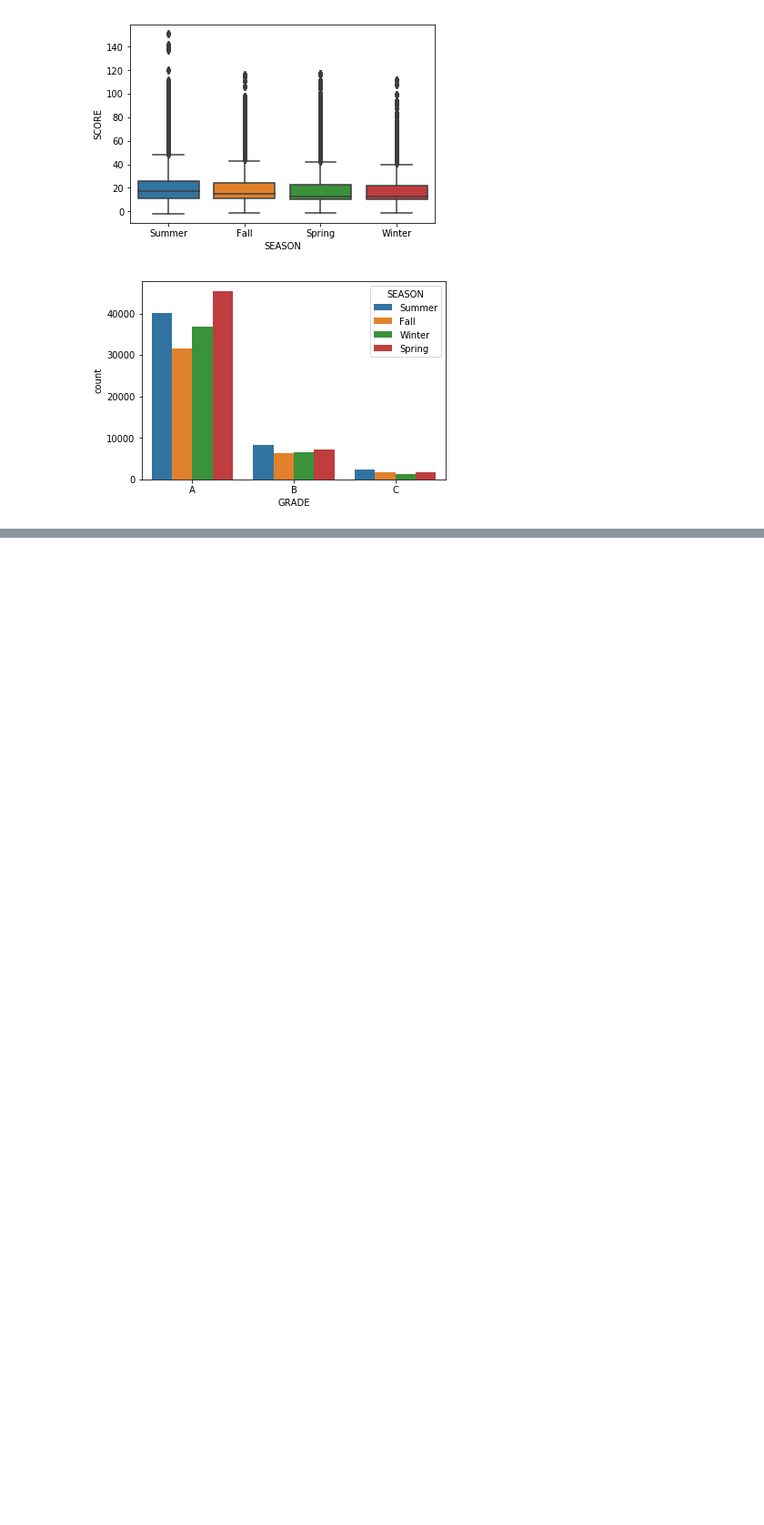
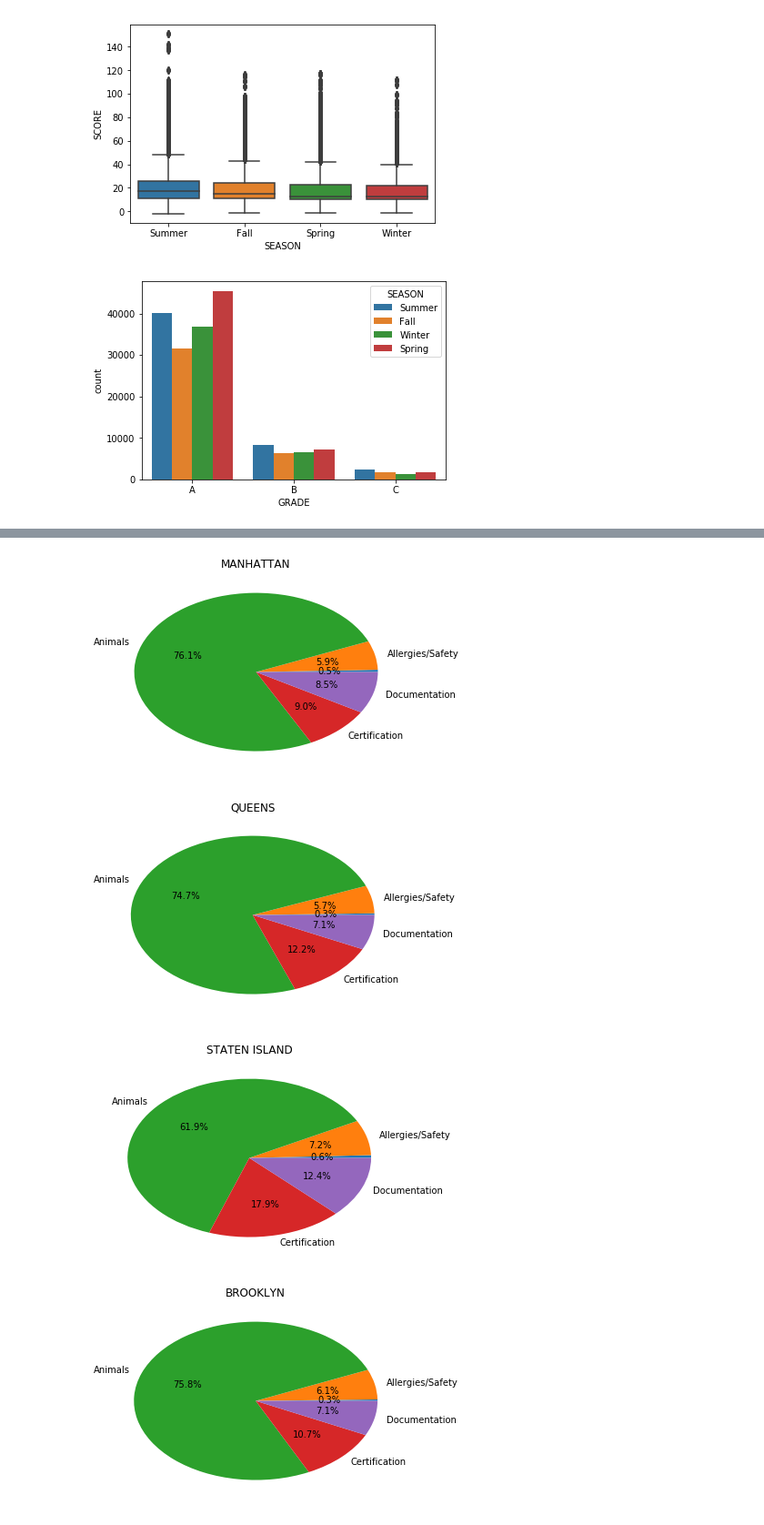
Before and after one commit to stefanopoggio/restaurant-inspection, a Jupyter notebook: Inspection_code.ipynb, the cells around one changed output, grey strips where cells are left out. Shown: that part at 91% size. Cells and saved outputs as stored; diff of their text form; code cells hidden in the pictures; blank space fills up the shorter version.

```diff
--- a/Inspection_code.ipynb
+++ b/Inspection_code.ipynb
@@ -73,0 +76,12 @@ ax = sns.countplot(x='GRADE', hue='SEASON', data=grades_by_seas, order=grades_by
+# %%
+# Open the violation grouping file
+file_in = 'Violations_explanation.csv'
+viol_dict = {}
+with open(file_in, 'r') as f_in:
+    f_in.readline() # Skip the header
+    for line in f_in.readlines():
+        line = line.strip('\n')
+        line = line.split(';')
+        viol_dict[line[0]] = line[-1]
+df['VIOLATION TYPE'] = df['VIOLATION CODE'].map(viol_dict)
+df.head()
@@ -73,0 +96,19 @@ ax = sns.countplot(x='GRADE', hue='SEASON', data=grades_by_seas, order=grades_by
+# %%
+def func(pct, allvals):
+    absolute = int(pct/100.*np.sum(allvals))
+    return "{:.1f}%".format(pct, absolute)
+
+boros_list = df['BORO'].unique()
+boros_list = np.delete(boros_list, -1)
+
+for boro in boros_list:
+    violations = df[df['BORO'] == boro].groupby(by='VIOLATION TYPE', sort=True)['BORO'].count().head(5)
+    violations_pct = violations.values/violations.sum()
+    ax = plt.pie(violations, labels=violations.keys(), autopct=lambda pct: func(pct, violations))
+    plt.title(boro)
+    plt.show()
+# %% [output]
+[figure, added]
+[figure, added]
+[figure, added]
+[figure, added]
```
Also changed, not shown: parts of 3 cells of this notebook.
